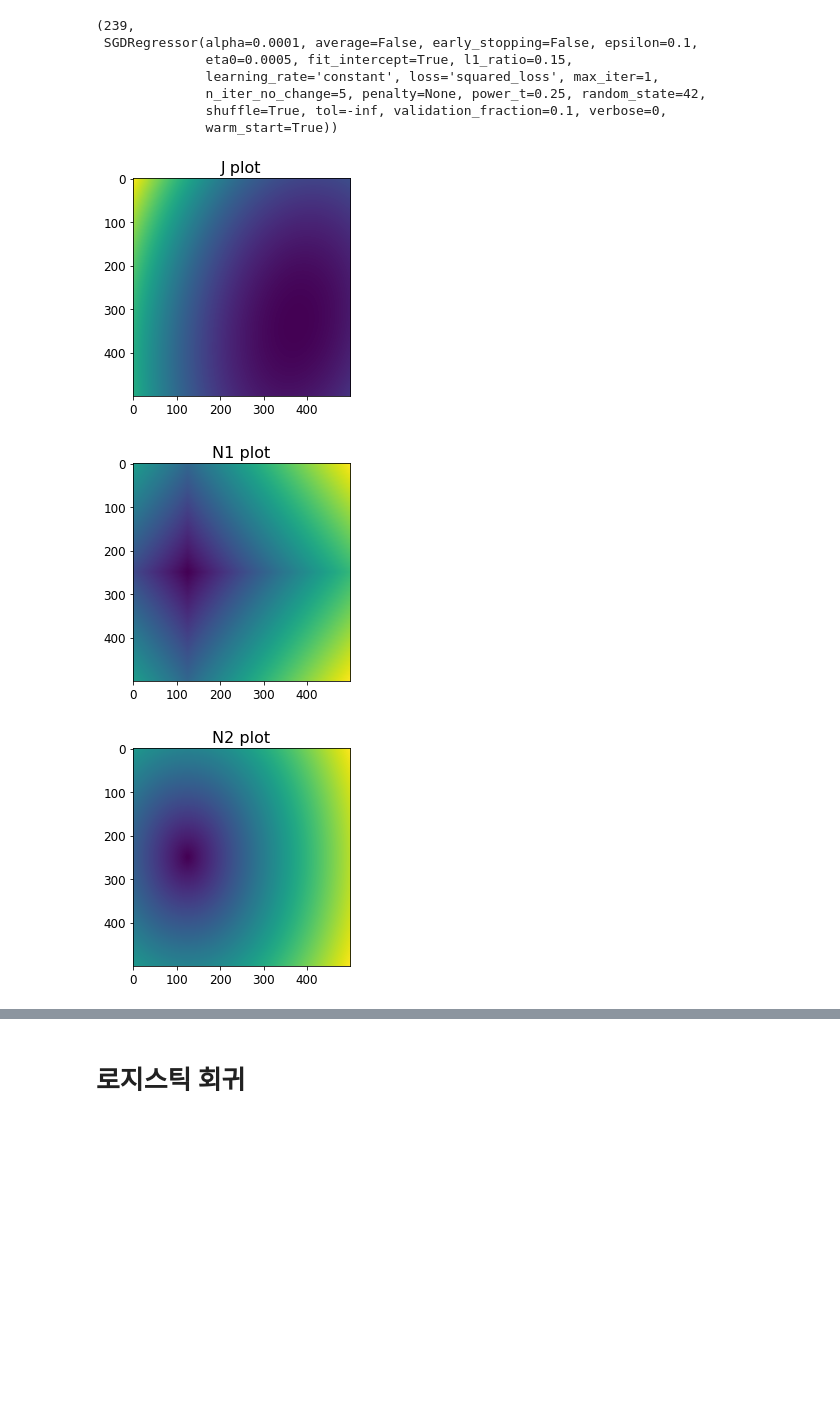
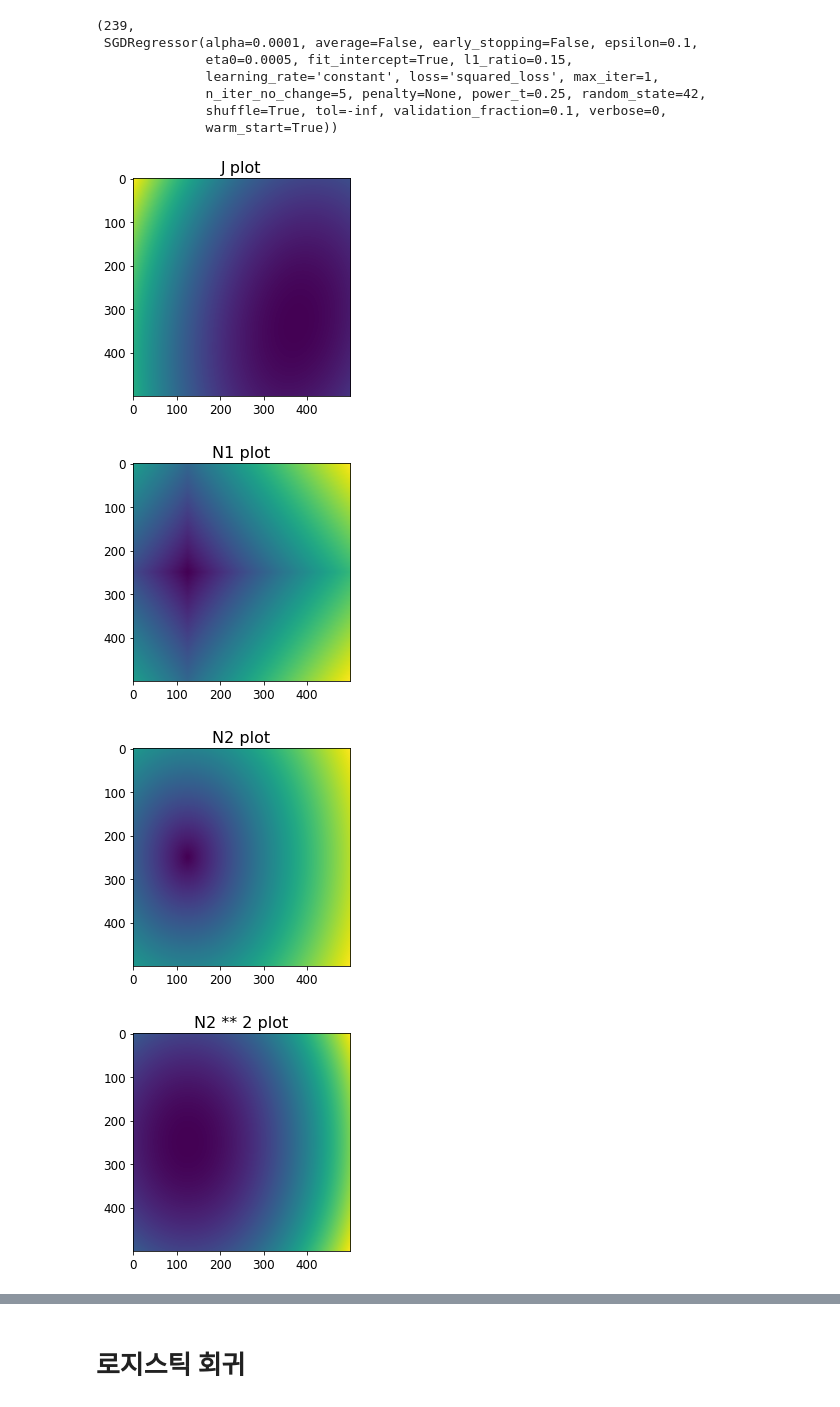
Before and after one commit to ahn19/handson-ml2, a Jupyter notebook: 04_training_linear_models.ipynb, the cells around one changed output, grey strips where cells are left out. Drawn from its saved outputs; the diff is of its cells as text; code cells hidden in the pictures; blank space fills up the shorter version.

```diff
--- a/04_training_linear_models.ipynb
+++ b/04_training_linear_models.ipynb
@@ -674,33 +674,37 @@ J = (1/len(Xr) * np.sum((T.dot(Xr.T) - yr.T)**2, axis=1)).reshape(t1.shape)
 plt.title("J plot", fontsize=16)
 plt.imshow(J)
 plt.show()
 
 a10 = np.linalg.norm(T, ord=1, axis=1)
 # T=250000x2사이즈. T의 각 행별로 1st norm을 구한다. 1열의 절대값+2열의 절대값
 a11 = np.linalg.norm(T, ord=2, axis=1)
 # T=250000x2사이즈. T의 각 행별로 2nd norm을 구한다. sqrt( (1열값)**2 + (2열값)**2 )
 N1 = np.linalg.norm(T, ord=1, axis=1).reshape(t1.shape)
 N2 = np.linalg.norm(T, ord=2, axis=1).reshape(t1.shape)
 # N1=500x500사이즈. N1은 약 (250,120) 지점의 값이 가장 작고,  이 지점을 중심으로 정사각형 형태의 등고선이 주변으로 퍼져 나간다.
 # 오른쪽윗점과 오른쪽아래점이 가장 큰 값이다.
 # N2=500x500사이즈. N2도 약 (250,120) 지점의 값이 가장 작고,  이 지점을 중심으로 원 형태의 등고선이 주변으로 퍼져 나간다.
 # 오른쪽윗점과 오른쪽아래점이 가장 큰 값이다.
 plt.title("N1 plot", fontsize=16)
 plt.imshow(N1)
 plt.show()
 plt.title("N2 plot", fontsize=16)
 plt.imshow(N2)
 plt.show()
+plt.title("N2 ** 2 plot", fontsize=16)
+plt.imshow(N2 ** 2)
+plt.show()
 
 a12 = np.argmin(J)
 a13 = J.shape
 t_min_idx = np.unravel_index(np.argmin(J), J.shape)
 t1_min, t2_min = t1[t_min_idx], t2[t_min_idx]
 t_init = np.array([[0.25], [-1]])
 # %% [output]
 [figure]
 [figure]
 [figure]
+[figure, added]
 # %%
 def bgd_path(theta, X, y, l1, l2, core = 1, eta = 0.05, n_iterations = 200):
     path = [theta]
```
Also changed, not shown: parts of 1 cell of this notebook.
